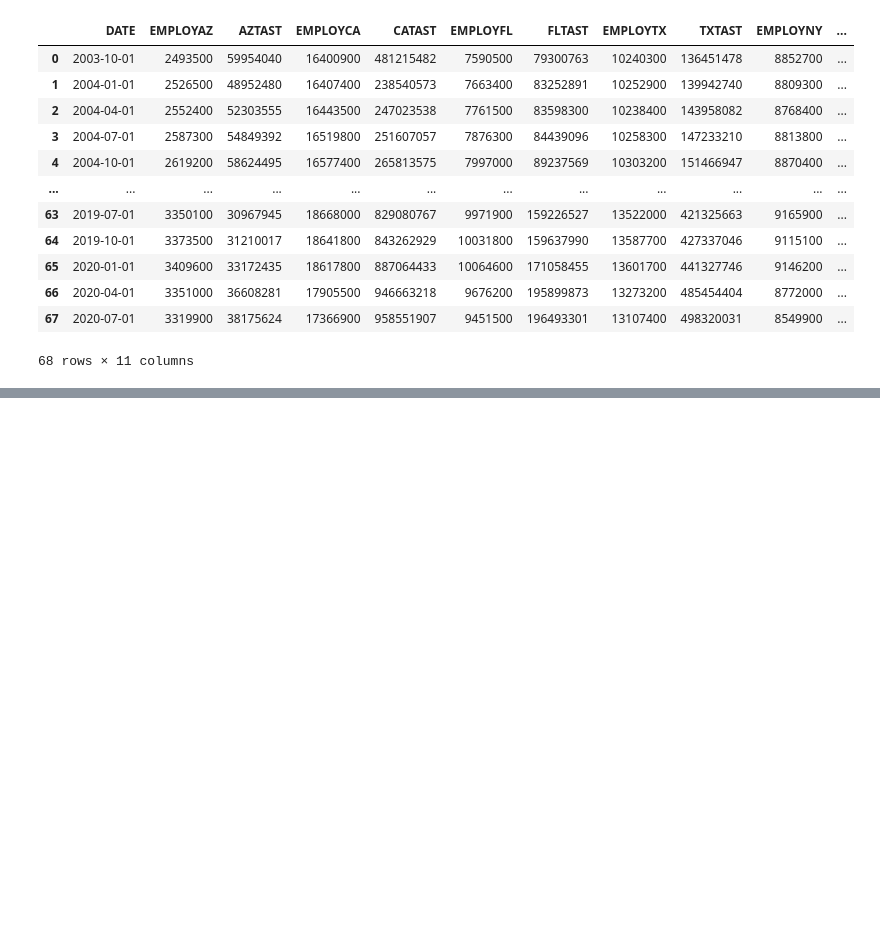
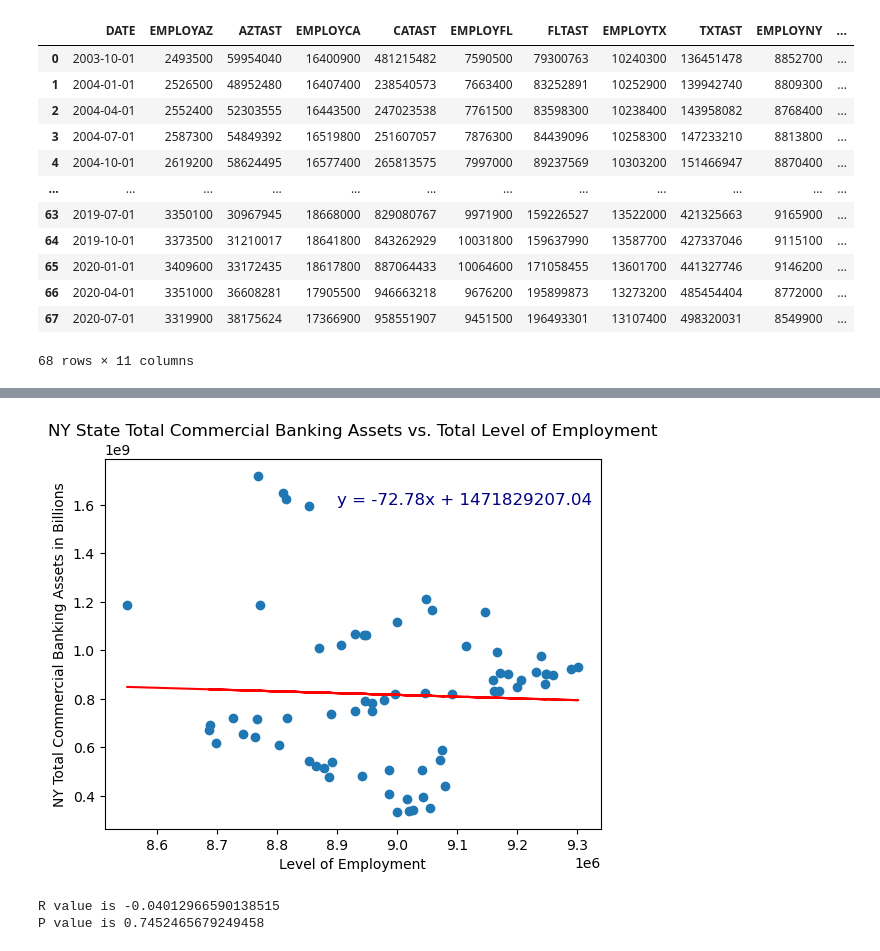
Before and after one commit to RyakDL/Project-1_Finance, a Jupyter notebook: Main_active.ipynb, the cells around one changed output, grey strips where cells are left out. Saved outputs shown, nothing was run; the diff lists cells and outputs as text; code cells hidden in the pictures; blank space fills up the shorter version.

```diff
--- a/Main_active.ipynb
+++ b/Main_active.ipynb
@@ -71,0 +124,11 @@ for x_column in numeric_column_names:
+# %%
+# Linear regression on NY data
+x = States_merge["EMPLOYNY"]
+y = States_merge["NYTAST"]
+
+#Call line function
+plot_linear_regression(x, y,"NY State Total Commercial Banking Assets vs. Total Level of Employment", "NY Total Commercial Banking Assets in Billions", (8900000,1600000000))
+# %% [output]
+[figure, added]
+R value is -0.04012966590138515
+P value is 0.7452465679249458
```
Also changed, not shown: parts of 14 cells of this notebook.
